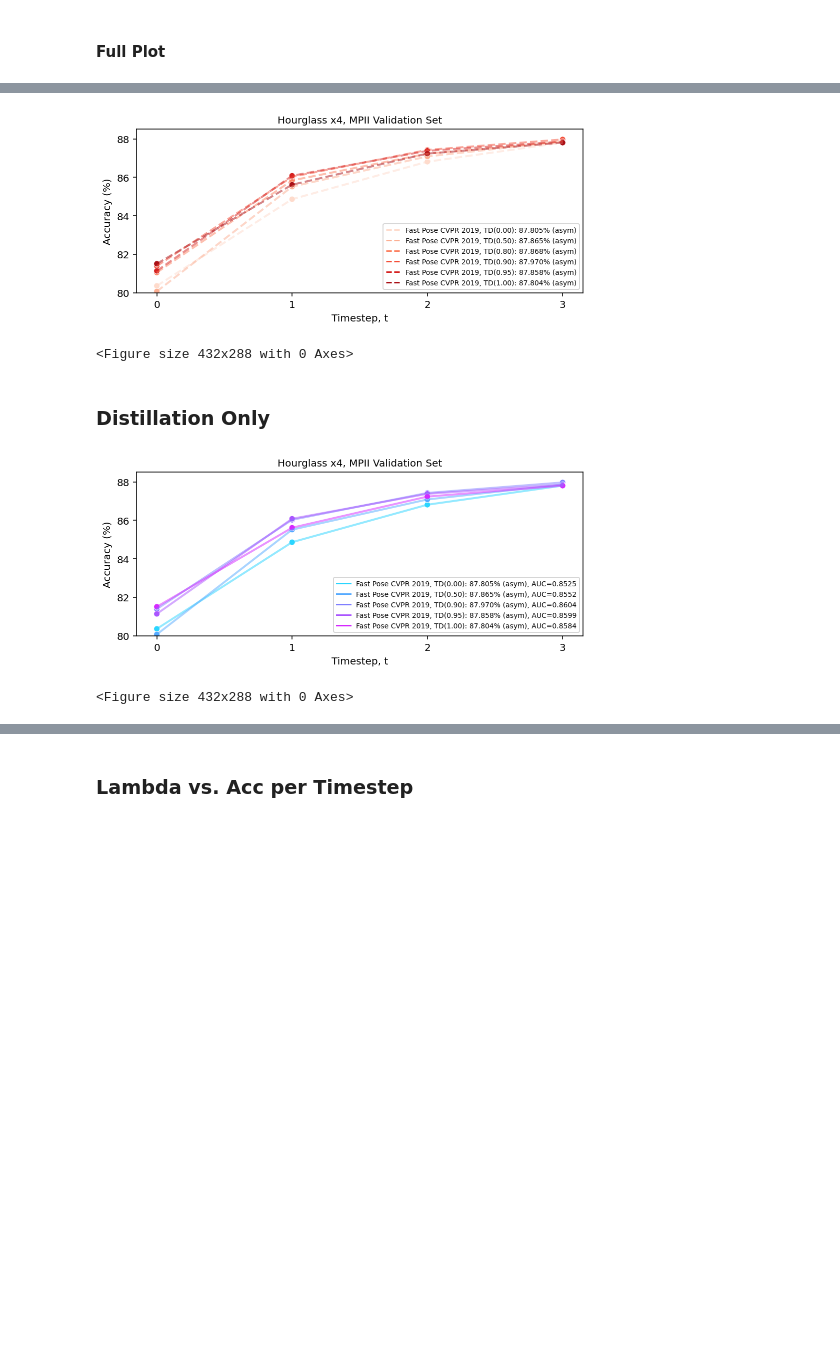
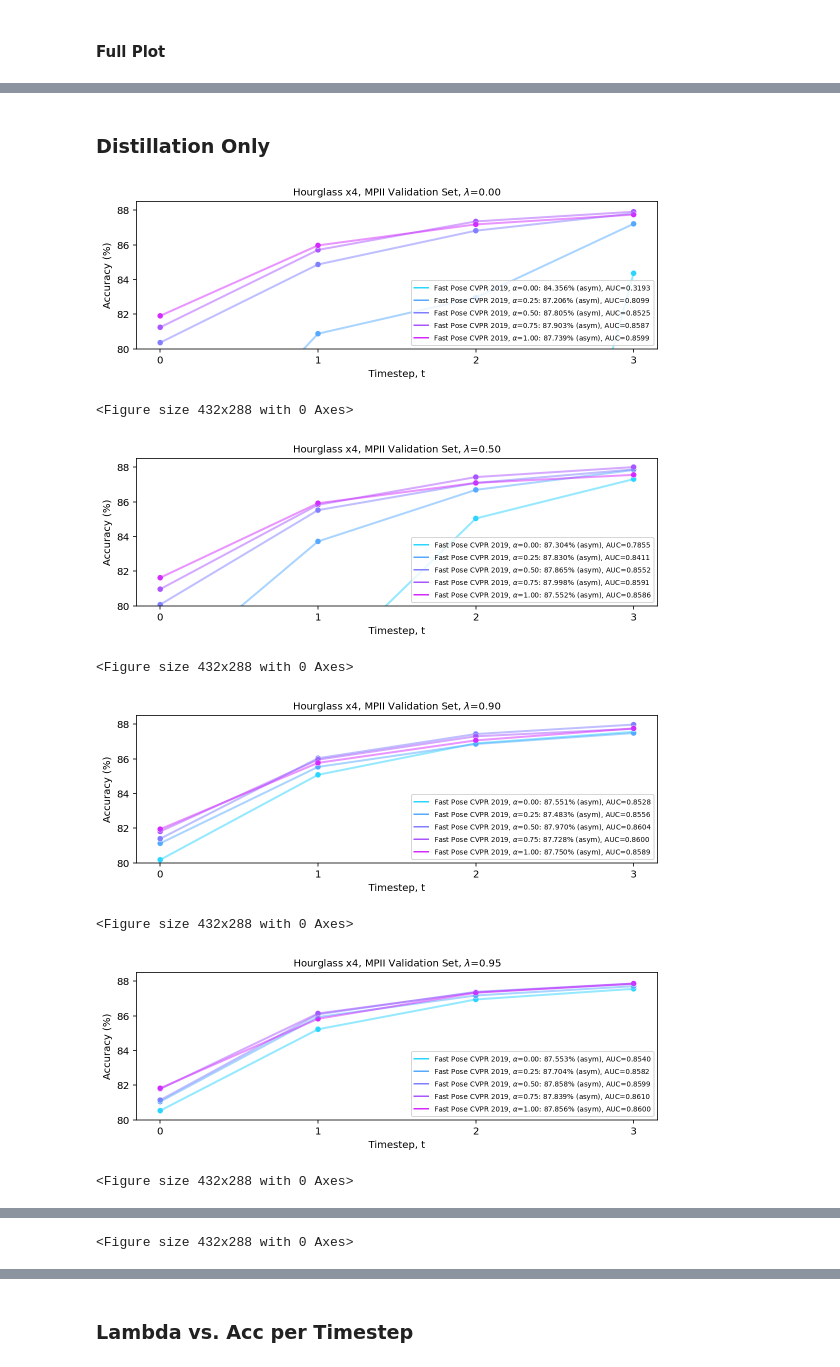
Before and after one commit to michael-iuzzolino/CascadedPoseEstimation, a Jupyter notebook: Analysis.ipynb, the cells around one changed output, grey strips where cells are left out. Drawn from its saved outputs; the diff is of its cells as text; code cells hidden in the pictures; blank space fills up the shorter version.

```diff
--- a/Analysis.ipynb
+++ b/Analysis.ipynb
@@ -214,7 +228,9 @@ for path in all_result_paths:
     df_dict["val"].append(val)
 df_src = pd.DataFrame(df_dict)
 full_df = df_src.copy()
-df = df_src[df_src.alpha==0.5]
+# TARGET_ALPHA = 0.75  # 0.5
+# df = df_src[df_src.alpha==TARGET_ALPHA]
+df = df_src.copy()
 # %% [markdown]
 #### Full Plot
 # %%
@@ -254,44 +265,41 @@ for model_key, td_model_df in df.groupby("model"):
-# %%
-ylim_max = float(df.val.max())
-ylim_max += 5
-SHOW_DIST = True
-plot_df = df[df.t < 4]
-for model_key, td_model_df in plot_df.groupby("model"):
-  plot_figure(
-      td_model_df,
-      dataset_name=DATASET_NAME,
-      baseline_df=None,
-      ylim_min=80,
-      ylim_max=88.5,
-      show_dist=SHOW_DIST,
-      legend_font_size=7,
-      val_at_t=None,
-  )
-# %% [output]
-[figure, removed]
-<Figure size 432x288 with 0 Axes>
 # %% [markdown]
 ### Distillation Only
 # %%
-distillation_df = df[df.distillation]
-ylim_max = float(distillation_df.val.max())
-ylim_max += 5
-SHOW_DIST = True
-distillation_df = distillation_df[distillation_df.t < 4]
-for model_key, td_model_df in distillation_df.groupby("model"):
-  plot_figure(
-      td_model_df,
-      dataset_name=DATASET_NAME,
-      baseline_df=None,
-      ylim_min=80,
-      ylim_max=88.5,
-      show_dist=SHOW_DIST,
-      legend_font_size=7,
-      val_at_t=None,
-      dist_cmap=plt.cm.cool,
-      dist_ls="-",
-      add_auc=True,
-  )
+for td_val, td_df in df.groupby("td"):
+  distillation_df = td_df[td_df.distillation]
+  ylim_max = float(distillation_df.val.max())
+  ylim_max += 5
+  SHOW_DIST = True
+  distillation_df = distillation_df[distillation_df.t < 4]
+  for model_key, td_model_df in distillation_df.groupby("model"):
+    plot_figure(
+        td_model_df,
+        dataset_name=DATASET_NAME,
+        baseline_df=None,
+        ylim_min=80,
+        ylim_max=88.5,
+        show_dist=SHOW_DIST,
+        legend_font_size=7,
+        val_at_t=None,
+        dist_cmap=plt.cm.cool,
+        dist_ls="-",
+        add_auc=True,
+        key_val=td_val,
+        key="alpha",
+    )
+    plt.tight_layout()
+    save_path = os.path.join("figs", f"{model_key}__speed_acc__lambda={td_val:0.2f}.pdf")
+    plt.savefig(save_path, dpi=300)
+    plt.savefig(save_path.replace(".pdf", ".png"), dpi=300)
+
+    plt.show()
+    plt.clf()
 # %% [output]
-[figure, old version]
+[figure, new version]
 <Figure size 432x288 with 0 Axes>
+[figure, added]
+<Figure size 432x288 with 0 Axes>
+[figure, added]
+<Figure size 432x288 with 0 Axes>
+[figure, added]
+<Figure size 432x288 with 0 Axes>
@@ -297,0 +307 @@ for model_key, td_model_df in distillation_df.groupby("model"):
+<Figure size 432x288 with 0 Axes>
```
Also changed, not shown: parts of 11 cells of this notebook, 27 other files.
